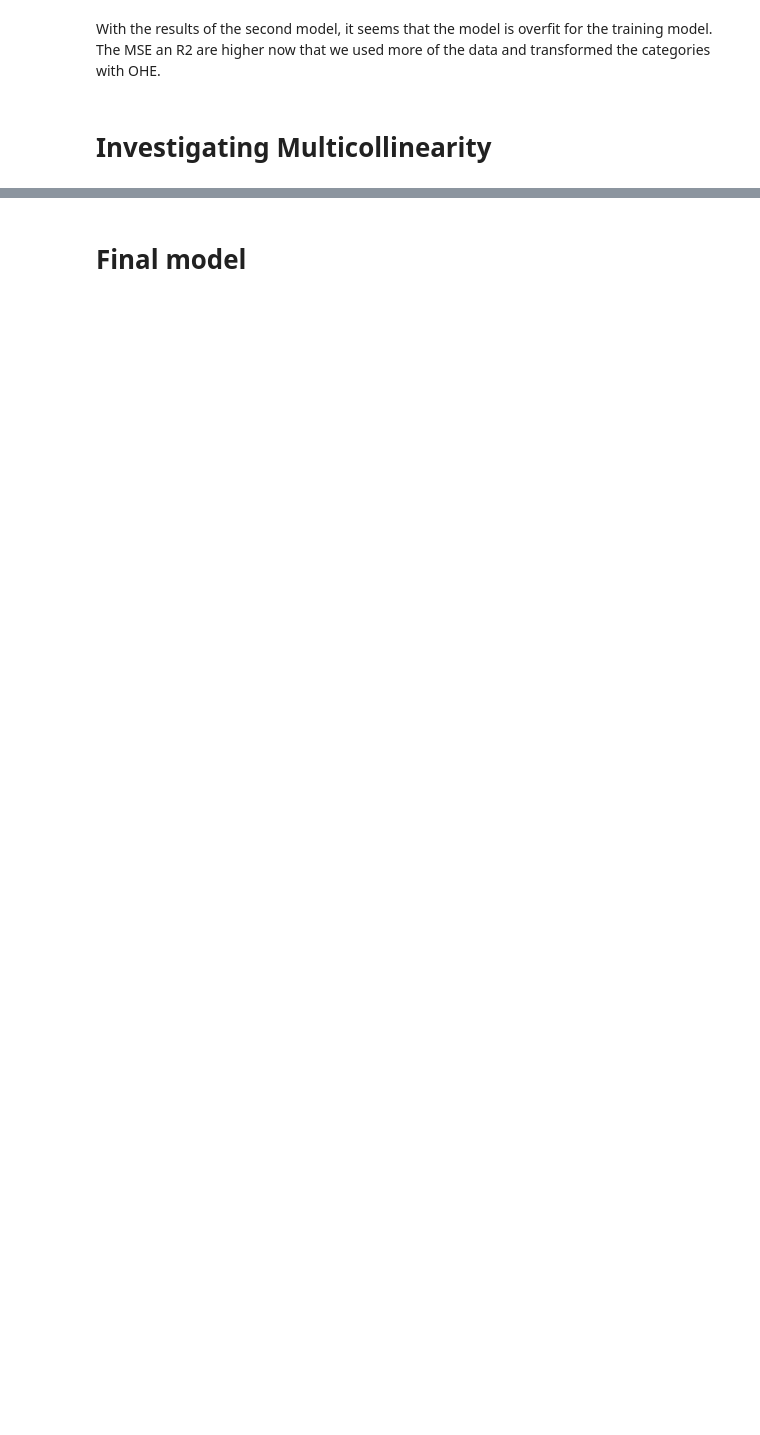
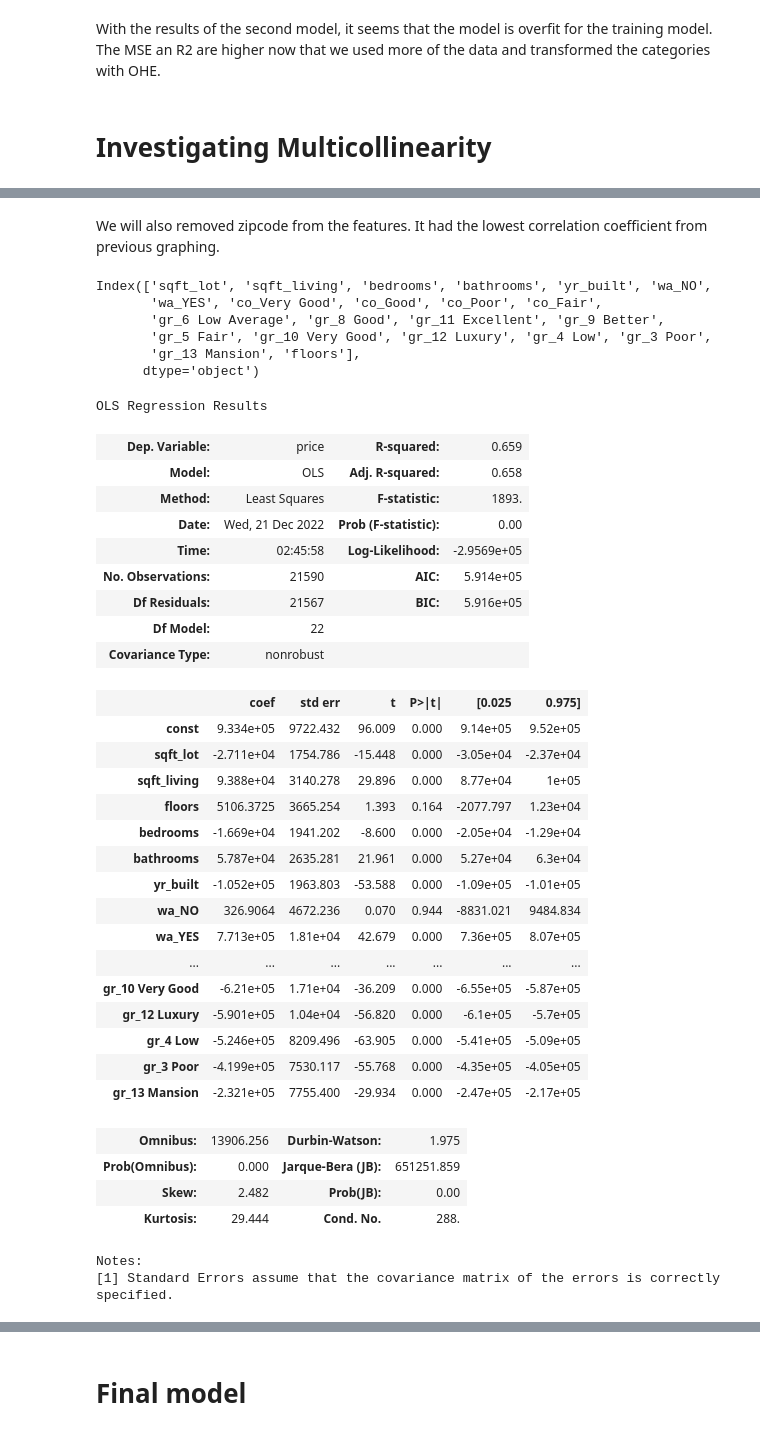
Before and after one commit to Dmvinedata/dsc-phase-2-project-v2-3, a Jupyter notebook: student.ipynb, the cells around one changed output, grey strips where cells are left out. Drawn from its saved outputs; the diff is of its cells as text; code cells hidden in the pictures; blank space fills up the shorter version.

```diff
--- a/student.ipynb
+++ b/student.ipynb
@@ -598,7 +678,3 @@ With the results of the second model, it seems that the model is overfit for the
 The MSE an R2 are higher now that we used more of the data and transformed the categories with OHE.
 # %% [markdown]
 # Investigating Multicollinearity
-# %%
-import statsmodels.api as sm
-
-sm.OLS(y_train_sec, sm.add_constant(X_train_sec)).fit().summary()
@@ -661,12 +680,0 @@ X_test_third= X_test_sec.drop(['wa_NO','co_Very Good','co_Poor', "gr_9 Better"],
-# %%
-# Random pair trials
-
-# Replace None with appropriate code
-
-final_model = LinearRegression()
-
-# Fit the model on X_train_final and y_train
-final_model.fit(X_train_third, y_train_sec)
-
-# Score the model on X_test_final and y_test
-final_model.score(X_test_third, y_test_sec)
@@ -682,12 +681,11 @@ X_test_few= X_test_sec[chosen_col ]
-# %%
-# Random pair trials
-
-# Replace None with appropriate code
-
-final_model = LinearRegression()
-
-# Fit the model on X_train_final and y_train
-final_model.fit(X_train_few, y_train_sec)
-
-# Score the model on X_test_final and y_test
-final_model.score(X_test_few, y_test_sec)
+# %% [markdown]
+We will also removed zipcode from the features.  It had the lowest correlation coefficient from previous graphing.
+# %%
+X_train_sec_tran.columns
+# %% [output]
+Index(['sqft_lot', 'sqft_living', 'bedrooms', 'bathrooms', 'yr_built', 'wa_NO',
+       'wa_YES', 'co_Very Good', 'co_Good', 'co_Poor', 'co_Fair',
+       'gr_6 Low Average', 'gr_8 Good', 'gr_11 Excellent', 'gr_9 Better',
+       'gr_5 Fair', 'gr_10 Very Good', 'gr_12 Luxury', 'gr_4 Low', 'gr_3 Poor',
+       'gr_13 Mansion', 'floors'],
+      dtype='object')
@@ -693,0 +697,36 @@ final_model.score(X_test_few, y_test_sec)
+# %%
+#View model
+stats_model.summary()
+# %% [output]
+OLS Regression Results
+| Dep. Variable: | price | R-squared: | 0.659 |
+| Model: | OLS | Adj. R-squared: | 0.658 |
+| Method: | Least Squares | F-statistic: | 1893. |
+| Date: | Wed, 21 Dec 2022 | Prob (F-statistic): | 0.00 |
+| Time: | 02:45:58 | Log-Likelihood: | -2.9569e+05 |
+| No. Observations: | 21590 | AIC: | 5.914e+05 |
+| Df Residuals: | 21567 | BIC: | 5.916e+05 |
+| Df Model: | 22 |  |  |
+| Covariance Type: | nonrobust |  |  |
+|  | coef | std err | t | P>|t| | [0.025 | 0.975] |
+| const | 9.334e+05 | 9722.432 | 96.009 | 0.000 | 9.14e+05 | 9.52e+05 |
+| sqft_lot | -2.711e+04 | 1754.786 | -15.448 | 0.000 | -3.05e+04 | -2.37e+04 |
+| sqft_living | 9.388e+04 | 3140.278 | 29.896 | 0.000 | 8.77e+04 | 1e+05 |
+| floors | 5106.3725 | 3665.254 | 1.393 | 0.164 | -2077.797 | 1.23e+04 |
+| bedrooms | -1.669e+04 | 1941.202 | -8.600 | 0.000 | -2.05e+04 | -1.29e+04 |
+| bathrooms | 5.787e+04 | 2635.281 | 21.961 | 0.000 | 5.27e+04 | 6.3e+04 |
+| yr_built | -1.052e+05 | 1963.803 | -53.588 | 0.000 | -1.09e+05 | -1.01e+05 |
+| wa_NO | 326.9064 | 4672.236 | 0.070 | 0.944 | -8831.021 | 9484.834 |
+| wa_YES | 7.713e+05 | 1.81e+04 | 42.679 | 0.000 | 7.36e+05 | 8.07e+05 |
+| ... | ... | ... | ... | ... | ... | ... |
+| gr_10 Very Good | -6.21e+05 | 1.71e+04 | -36.209 | 0.000 | -6.55e+05 | -5.87e+05 |
+| gr_12 Luxury | -5.901e+05 | 1.04e+04 | -56.820 | 0.000 | -6.1e+05 | -5.7e+05 |
+| gr_4 Low | -5.246e+05 | 8209.496 | -63.905 | 0.000 | -5.41e+05 | -5.09e+05 |
+| gr_3 Poor | -4.199e+05 | 7530.117 | -55.768 | 0.000 | -4.35e+05 | -4.05e+05 |
+| gr_13 Mansion | -2.321e+05 | 7755.400 | -29.934 | 0.000 | -2.47e+05 | -2.17e+05 |
+| Omnibus: | 13906.256 | Durbin-Watson: | 1.975 |
+| Prob(Omnibus): | 0.000 | Jarque-Bera (JB): | 651251.859 |
+| Skew: | 2.482 | Prob(JB): | 0.00 |
+| Kurtosis: | 29.444 | Cond. No. | 288. |
+Notes:
+[1] Standard Errors assume that the covariance matrix of the errors is correctly specified.
```
Also changed, not shown: parts of 70 cells of this notebook.
